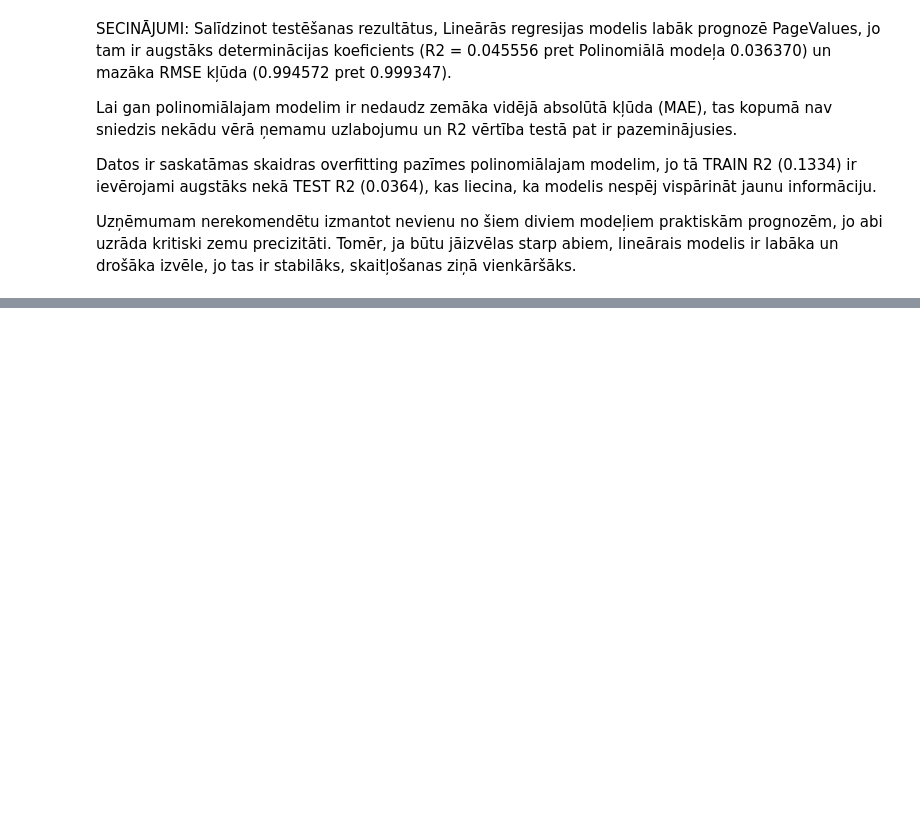
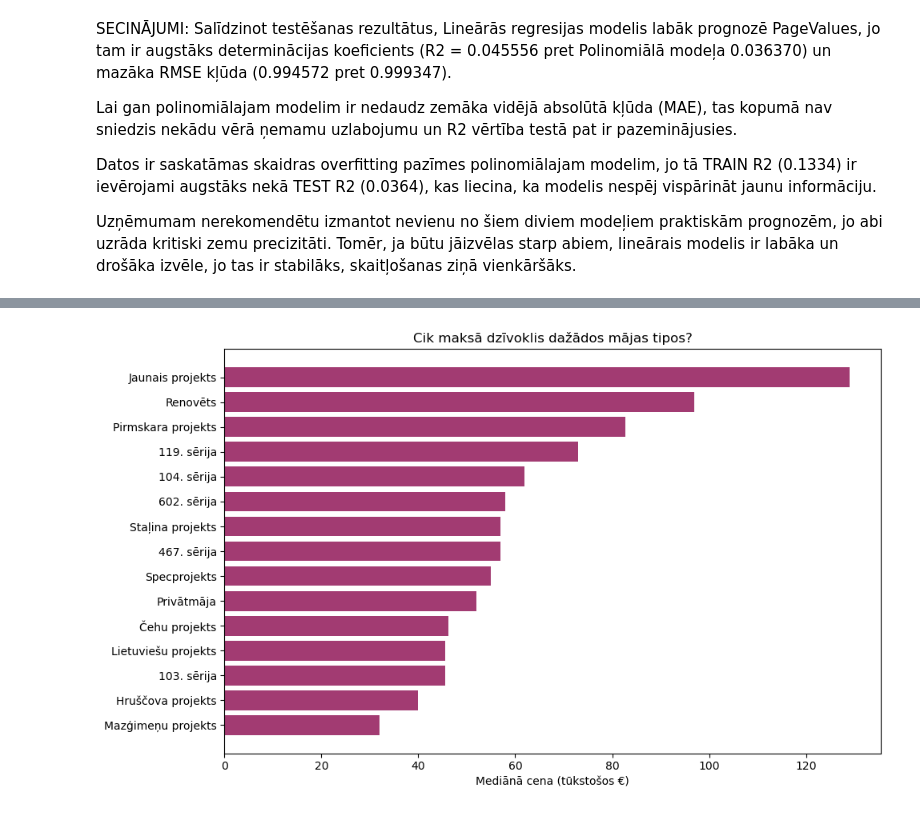
Before and after one commit to ligapunane77/fita-ml-course, a Jupyter notebook: week2/week2_homework.ipynb, the cells around one changed output, grey strips where cells are left out. Cells and saved outputs as stored; diff of their text form; code cells hidden in the pictures; blank space fills up the shorter version.

```diff
--- a/week2/week2_homework.ipynb
+++ b/week2/week2_homework.ipynb
@@ -300,0 +418,12 @@ Uzņēmumam nerekomendētu izmantot nevienu no šiem diviem modeļiem praktiskā
+# %%
+# 1.3. Mediānā cena pa mājas tipiem (series)
+series_prices = df.groupby('series')['price'].agg(['count', 'median']).sort_values('median', ascending=True)
+
+fig, ax = plt.subplots(figsize=(10, 6))
+ax.barh(series_prices.index, series_prices['median'] / 1000, color='#A23B72')
+ax.set_xlabel('Mediānā cena (tūkstošos €)')
+ax.set_title('Cik maksā dzīvoklis dažādos mājas tipos?')
+plt.tight_layout()
+plt.show()
+# %% [output]
+[figure, added]
```
Also changed, not shown: parts of 25 cells of this notebook.
